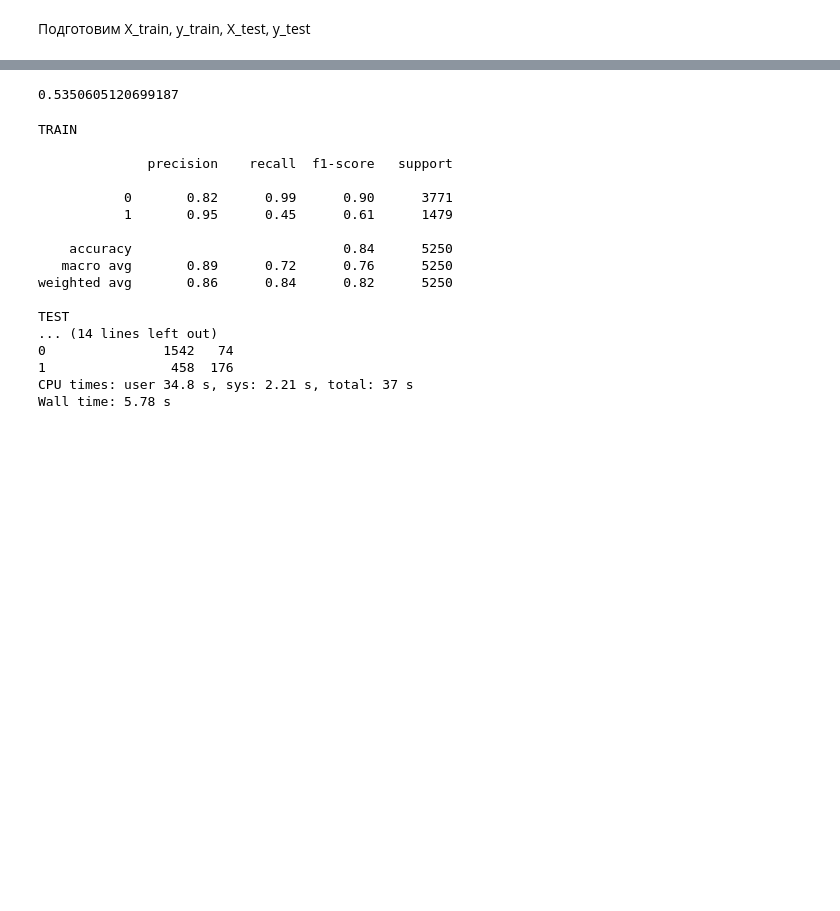
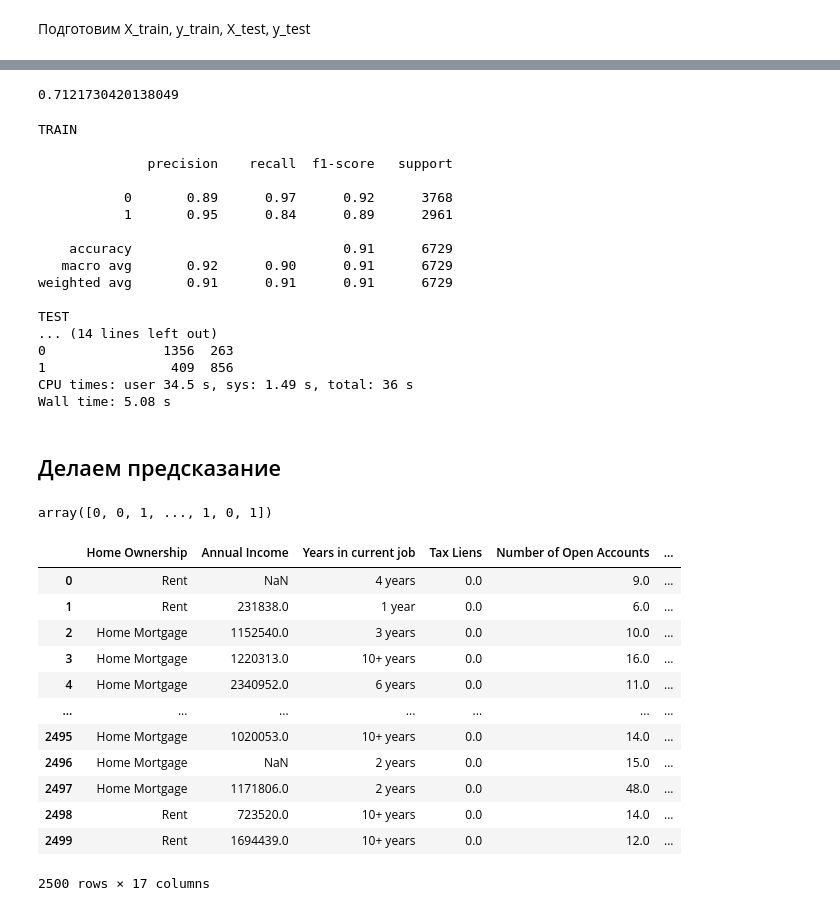
Before and after one commit to humantom88/geekbrains-python-data-science-part-2, a Jupyter notebook: coursework/AABelov_solution.ipynb, the cells around one changed output, grey strips where cells are left out. Drawn from its saved outputs; the diff is of its cells as text; code cells hidden in the pictures; blank space fills up the shorter version.

```diff
--- a/coursework/AABelov_solution.ipynb
+++ b/coursework/AABelov_solution.ipynb
@@ -433,7 +432,7 @@ df_norm
 # %% [markdown]
 ## Выполним балансировку целевой переменной
 # %%
-df_balanced = balance_df_by_target(df_train, TARGET_NAME)
+df_balanced = balance_df_by_target(df_norm, TARGET_NAME)
 df_balanced[TARGET_NAME].value_counts()
 # %% [output]
 0    5387
@@ -444,8 +443,8 @@ Name: Credit Default, dtype: int64
 # %% [markdown]
 Подготовим X_train, y_train, X_test, y_test
 # %%
-X = df_train[SELECTED_FEATURE_NAMES]
-y = df_train[TARGET_NAME]
+X = df_balanced[SELECTED_FEATURE_NAMES]
+y = df_balanced[TARGET_NAME]
 
 X_train, X_test, y_train, y_test = train_test_split(X, y, shuffle=True, test_size=0.30, random_state=21)
 # %%
@@ -478,7 +477,7 @@ rs.best_params_
 # %%
 rs.best_score_
 # %% [output]
-0.5350605120699187
+0.7121730420138049
 # %%
 %%time
 
@@ -491,22 +490,54 @@ final_model.fit(X_train, y_train)
 y_train_pred = final_model.predict(X_train)
 y_test_pred = final_model.predict(X_test)
 
+# Измеряем качество обучения
 get_classification_report(y_train, y_train_pred, y_test, y_test_pred)
 # %% [output]
 TRAIN
 
               precision    recall  f1-score   support
 
-           0       0.82      0.99      0.90      3771
-           1       0.95      0.45      0.61      1479
+           0       0.89      0.97      0.92      3768
+           1       0.95      0.84      0.89      2961
 
-    accuracy                           0.84      5250
-   macro avg       0.89      0.72      0.76      5250
-weighted avg       0.86      0.84      0.82      5250
+    accuracy                           0.91      6729
+   macro avg       0.92      0.90      0.91      6729
+weighted avg       0.91      0.91      0.91      6729
 
 TEST
 ... (14 lines left out)
-0               1542   74
-1                458  176
-CPU times: user 34.8 s, sys: 2.21 s, total: 37 s
-Wall time: 5.78 s
+0               1356  263
+1                409  856
+CPU times: user 34.5 s, sys: 1.49 s, total: 36 s
+Wall time: 5.08 s
+# %% [markdown]
+## Делаем предсказание
+# %%
+df_test_processed = process_data(df_test)
+df_test_normalized = normalize_dataframe(df_test_processed, NUM_FEATURE_NAMES)
+columns = [CREDIT_SCORE] + list(filter(lambda feature: feature != CREDIT_SCORE, SELECTED_FEATURE_NAMES))
+# Таких целей нет в выборке для предсказания, поэтому добавляю хардкодом, но вообще это можно автоматизировать
+df_test_normalized['Purpose_renewable energy'] = 0
+df_test_rearranged = df_test_normalized[columns]
+y_test_predict = final_model.predict(df_test_normalized)
+# %%
+y_test_predict
+# %% [output]
+array([0, 0, 1, ..., 1, 0, 1])
+# %%
+df_test[CREDIT_DEFAULT] = y_test_predict
+df_test
+# %% [output]
+|  | Home Ownership | Annual Income | Years in current job | Tax Liens | Number of Open Accounts | ... |
+| 0 | Rent | NaN | 4 years | 0.0 | 9.0 | ... |
+| 1 | Rent | 231838.0 | 1 year | 0.0 | 6.0 | ... |
+| 2 | Home Mortgage | 1152540.0 | 3 years | 0.0 | 10.0 | ... |
+| 3 | Home Mortgage | 1220313.0 | 10+ years | 0.0 | 16.0 | ... |
+| 4 | Home Mortgage | 2340952.0 | 6 years | 0.0 | 11.0 | ... |
+| ... | ... | ... | ... | ... | ... | ... |
+| 2495 | Home Mortgage | 1020053.0 | 10+ years | 0.0 | 14.0 | ... |
+| 2496 | Home Mortgage | NaN | 2 years | 0.0 | 15.0 | ... |
+| 2497 | Home Mortgage | 1171806.0 | 2 years | 0.0 | 48.0 | ... |
+| 2498 | Rent | 723520.0 | 10+ years | 0.0 | 14.0 | ... |
+| 2499 | Rent | 1694439.0 | 10+ years | 0.0 | 12.0 | ... |
+2500 rows × 17 columns
```
Also changed, not shown: parts of 6 cells of this notebook, 6 other files.
